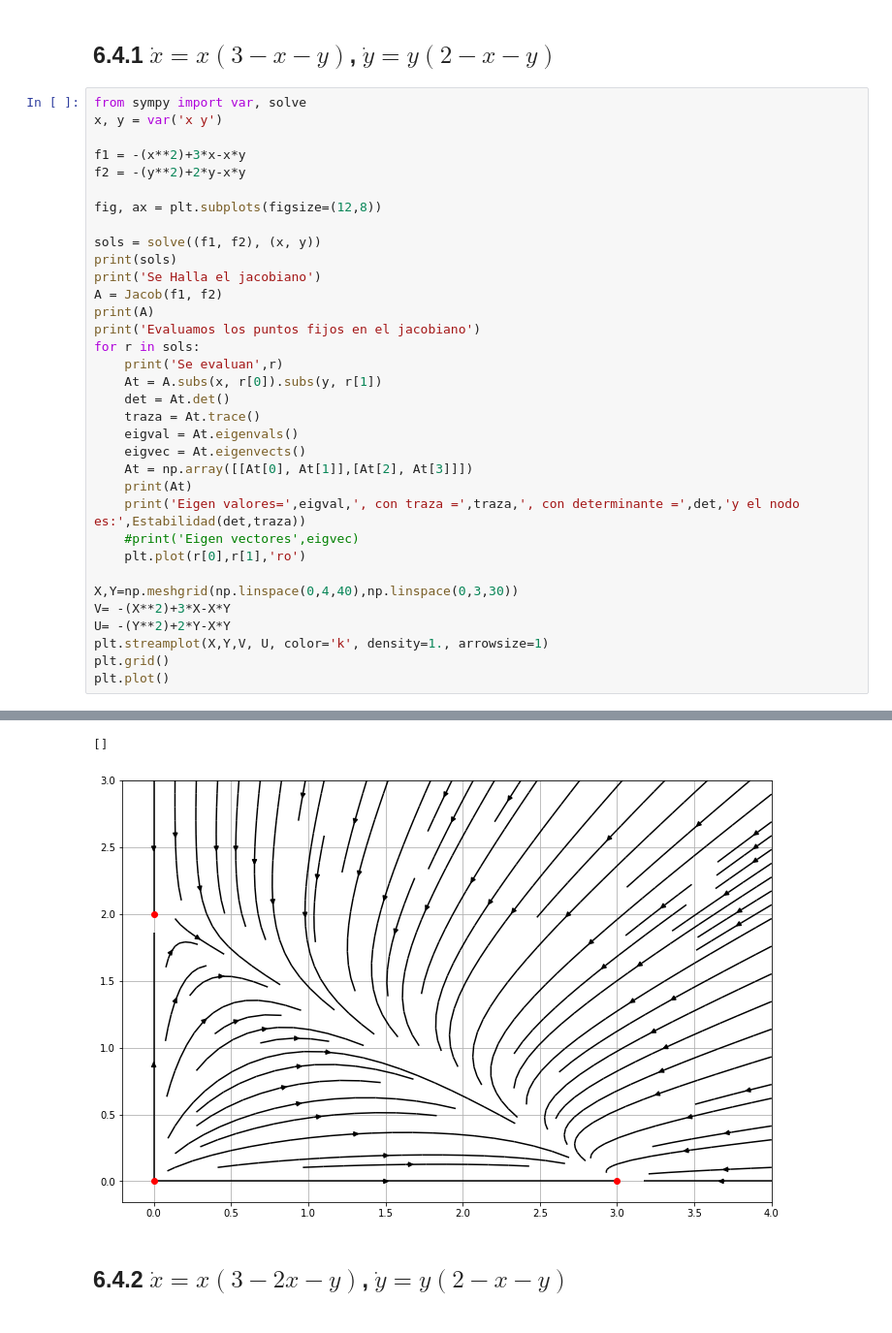
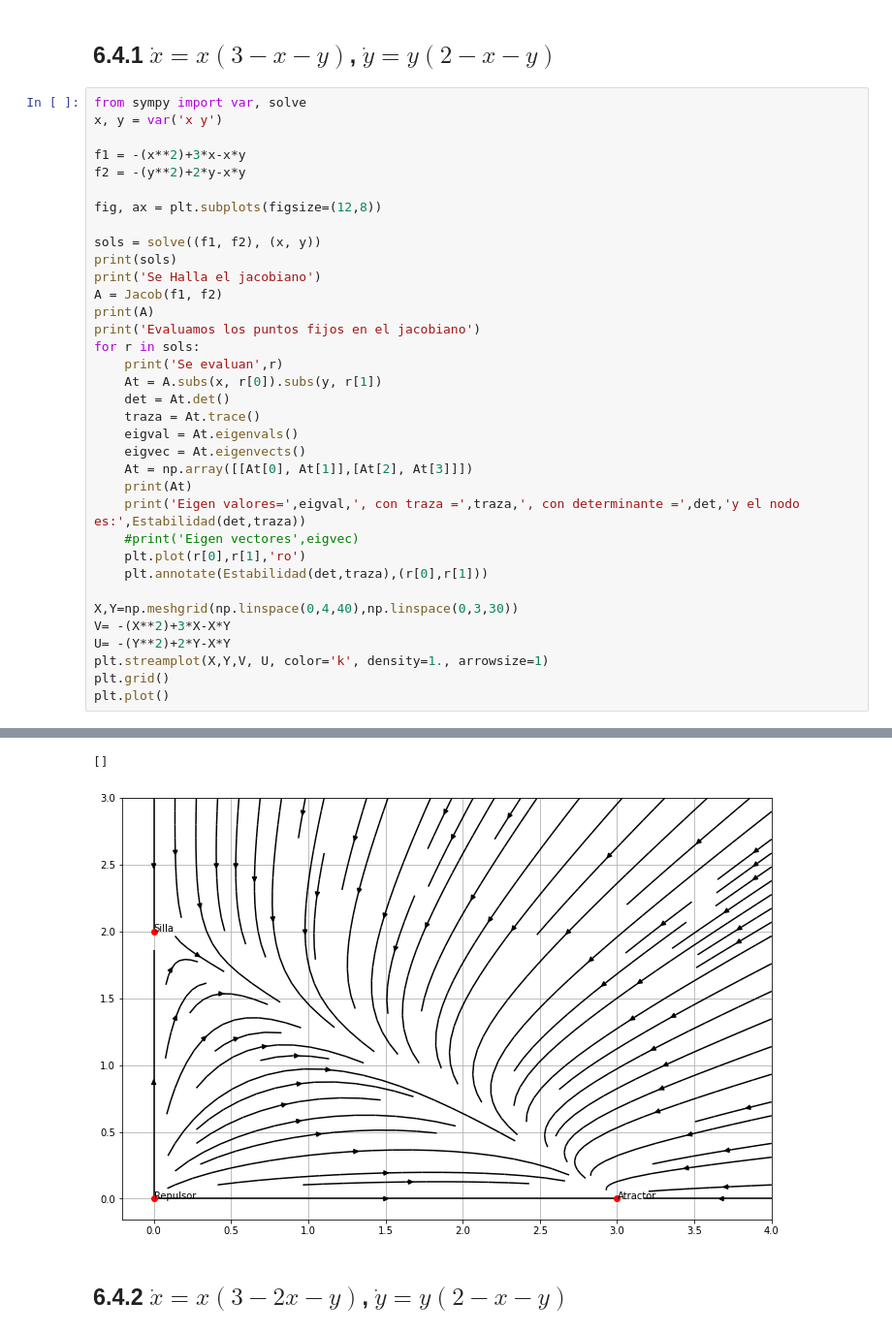
Before and after one commit to Immaczx/ModeladoySimulacion, a Jupyter notebook: Taller_4.ipynb, the cells around one changed output, grey strips where cells are left out. Shown: that part at 97% size. Saved outputs shown, nothing was run; the diff lists cells and outputs as text.

```diff
--- a/Taller_4.ipynb
+++ b/Taller_4.ipynb
@@ -52,6 +52,7 @@ for r in sols:
     print('Eigen valores=',eigval,', con traza =',traza,', con determinante =',det,'y el nodo es:',Estabilidad(det,traza))
     #print('Eigen vectores',eigvec)
     plt.plot(r[0],r[1],'ro')
+    plt.annotate(Estabilidad(det,traza),(r[0],r[1]))
 
 X,Y=np.meshgrid(np.linspace(0,4,40),np.linspace(0,3,30))
 V= -(X**2)+3*X-X*Y
@@ -79,5 +80,5 @@ Eigen valores= {-3: 1, -1: 1} , con traza = -4 , con determinante = 3 y el nodo
 []
-[figure, old version]
+[figure, new version]
 # %% [markdown]
 ## **6.4.2** $\dot{x}=x(3-2x-y)$, $\dot{y}=y(2-x-y)$
 # %%
```
Also changed, not shown: parts of 4 cells of this notebook.
